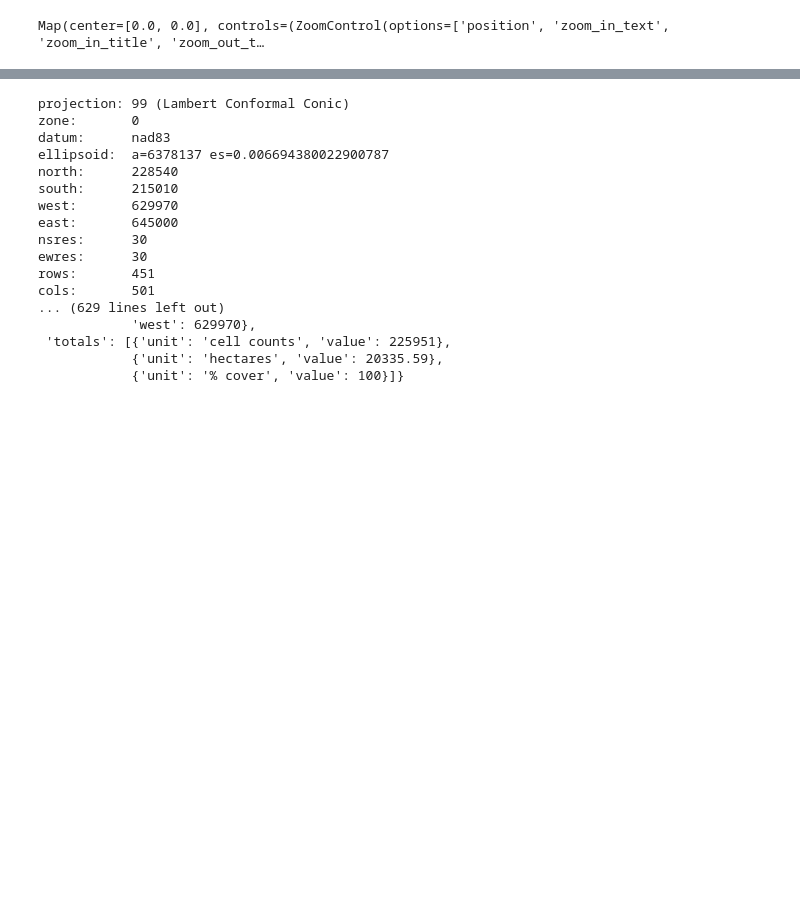
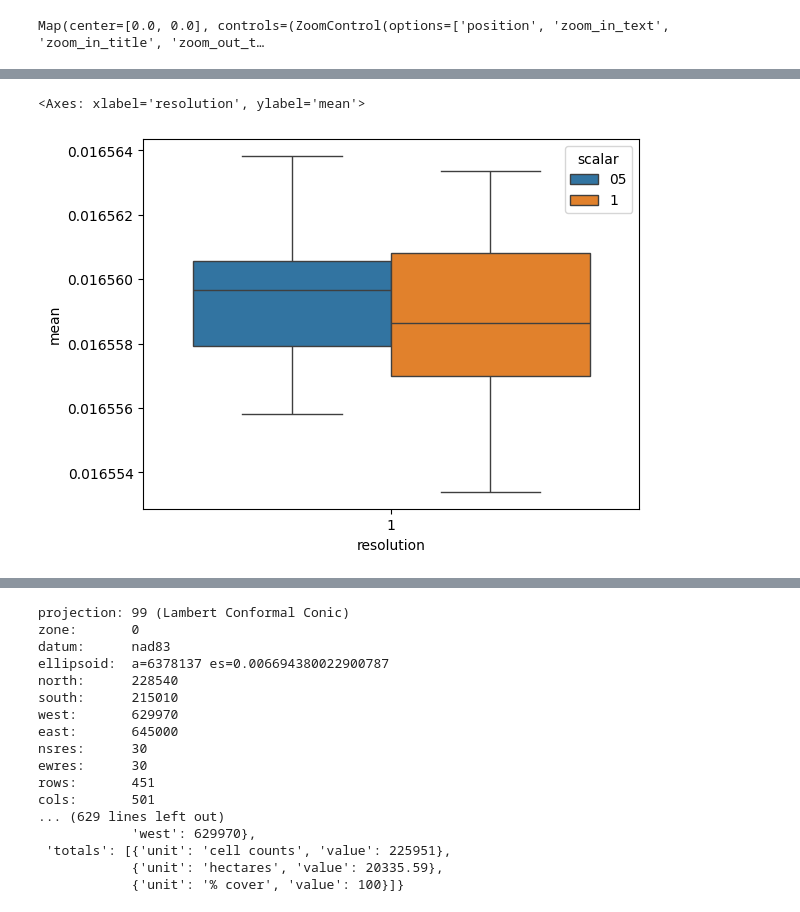
Before and after one commit to ncsu-geoforall-lab/NRCS_SIMWE, a Jupyter notebook: notebooks/interactive.ipynb, the cells around one changed output, grey strips where cells are left out. Drawn from its saved outputs; the diff is of its cells as text; code cells hidden in the pictures; blank space fills up the shorter version.

```diff
--- a/notebooks/interactive.ipynb
+++ b/notebooks/interactive.ipynb
@@ -82,0 +233,7 @@ gs.run_command('r.info', map='aspect')
+# %%
+sns.boxplot(x="resolution", y="mean",
+            hue="scalar",
+            data=filtered_df)
+# %% [output]
+<Axes: xlabel='resolution', ylabel='mean'>
+[figure, added]
```
Also changed, not shown: parts of 16 cells of this notebook, 3 other files.
